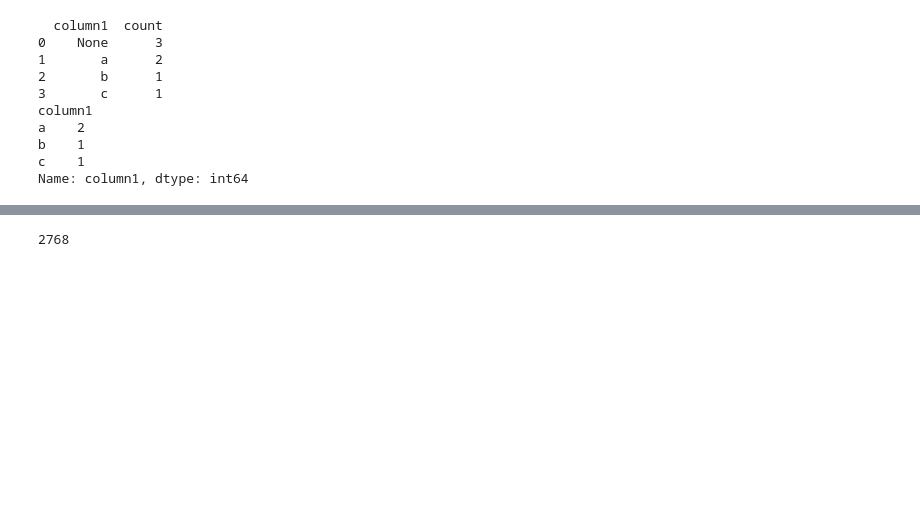
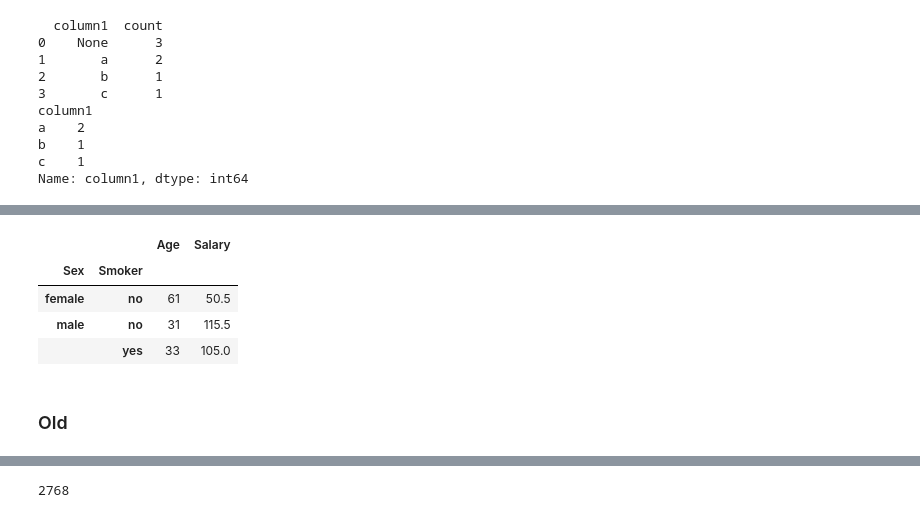
Before and after one commit to EvgeniiZorin/Handbook_Statistics-Probability-and-ML, a Jupyter notebook: _Pandas.ipynb, the cells around one changed output, grey strips where cells are left out. Cells and saved outputs as stored; diff of their text form; code cells hidden in the pictures; blank space fills up the shorter version.

```diff
--- a/_Pandas.ipynb
+++ b/_Pandas.ipynb
@@ -940,3 +933,13 @@ Name: column1, dtype: int64
+# %%
+df.groupby(by=['Sex', 'Smoker']).agg({'Age':'sum', 'Salary':'mean'})
+# %% [output]
+|  |  | Age | Salary |
+| Sex | Smoker |  |  |
+| female | no | 61 | 50.5 |
+| male | no | 31 | 115.5 |
+|  | yes | 33 | 105.0 |
+# %% [markdown]
+### Old
 # %%
 import pandas as pd
 
```
Also changed, not shown: parts of 31 cells of this notebook, 1 other file.
